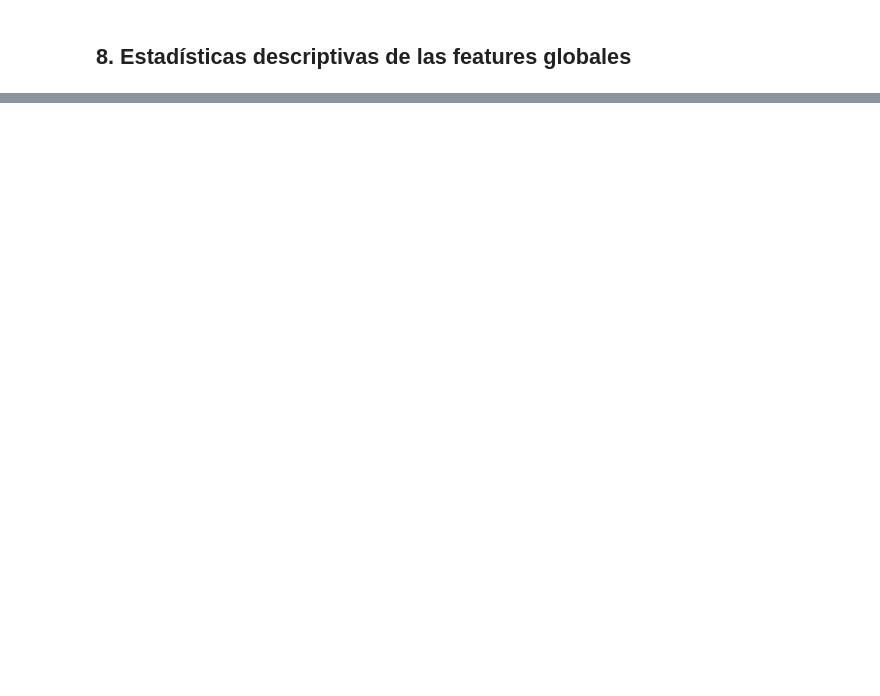
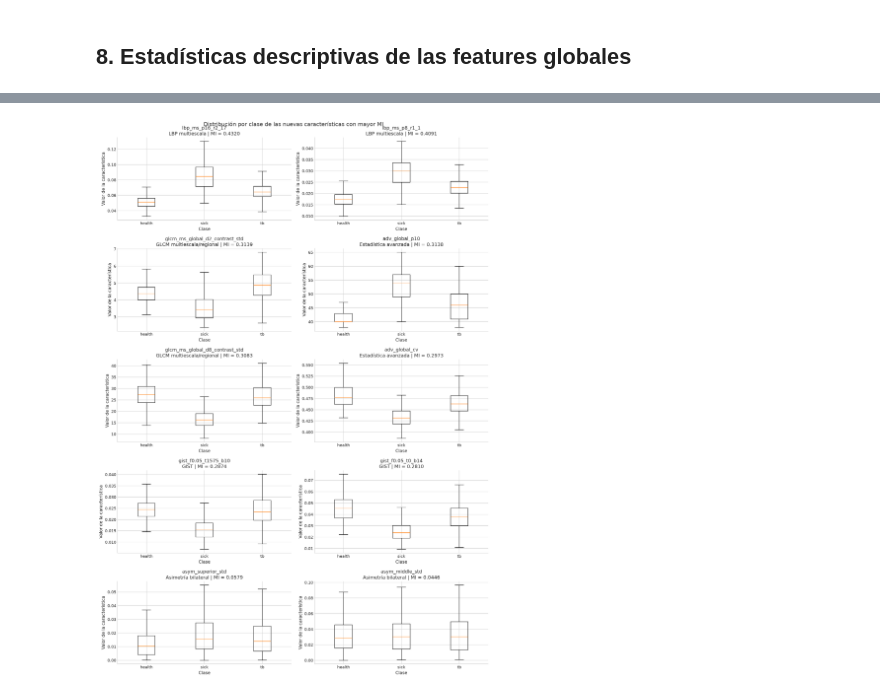
Before and after one commit to KevEstr/CAD_TBX11K, a Jupyter notebook: notebooks/05_Extraccion_Caracteristicas.ipynb, the cells around one changed output, grey strips where cells are left out. Saved outputs shown, nothing was run; the diff lists cells and outputs as text; code cells hidden in the pictures; blank space fills up the shorter version.

Commit message:
Notebook extendido de extraccion de características

```diff
--- a/notebooks/05_Extraccion_Caracteristicas.ipynb
+++ b/notebooks/05_Extraccion_Caracteristicas.ipynb
@@ -332,0 +613,15 @@ tb      127.551 ± 4.268    59.7 ± 2.089  254.922 ± 0.268  5.396 ± 0.071
+# %%
+# Dos features con mayor MI de cada familia
+top_por_familia = (
+    mi_df
+    .sort_values('Mutual Information', ascending=False)
+    .groupby('Familia', group_keys=False)
+    .head(2)
+    .reset_index(drop=True)
+)
+
+display(
+    top_por_familia[
+        ['Familia', 'Feature', 'Mutual Information']
+    ].round(4)
+)
@@ -332,0 +640,70 @@ tb      127.551 ± 4.268    59.7 ± 2.089  254.922 ± 0.268  5.396 ± 0.071
+# %%
+import math
+import matplotlib.pyplot as plt
+
+class_order = ['health', 'sick', 'tb']
+
+features_to_plot = top_por_familia['Feature'].tolist()
+
+n_cols = 2
+n_rows = math.ceil(len(features_to_plot) / n_cols)
+
+fig, axes = plt.subplots(
+    n_rows,
+    n_cols,
+    figsize=(14, 4 * n_rows)
+)
+
+axes = np.array(axes).reshape(-1)
+
+for ax, feature in zip(axes, features_to_plot):
+
+    plot_values = []
+
+    for class_name in class_order:
+
+        values = (
+            features_df.loc[
+                features_df['class_name'] == class_name,
+                feature
+            ]
+            .replace([np.inf, -np.inf], np.nan)
+            .dropna()
+        )
+
+        plot_values.append(values)
+
+    ax.boxplot(
+        plot_values,
+        tick_labels=class_order,
+        showfliers=False
+    )
+
+    feature_info = mi_df.loc[
+        mi_df['Feature'] == feature
+    ].iloc[0]
+
+    ax.set_title(
+        f'{feature}\n'
+        f'{feature_info["Familia"]} | '
+        f'MI = {feature_info["Mutual Information"]:.4f}'
+    )
+
+    ax.set_xlabel('Clase')
+    ax.set_ylabel('Valor de la característica')
+
+
+# Ocultar espacios vacíos
+for ax in axes[len(features_to_plot):]:
+    ax.axis('off')
+
+
+plt.suptitle(
+    'Distribución por clase de las nuevas características con mayor MI',
+    fontsize=14
+)
+
+plt.tight_layout()
+plt.show()
+# %% [output]
+[figure, added]
```
Also changed, not shown: parts of 30 cells of this notebook.
